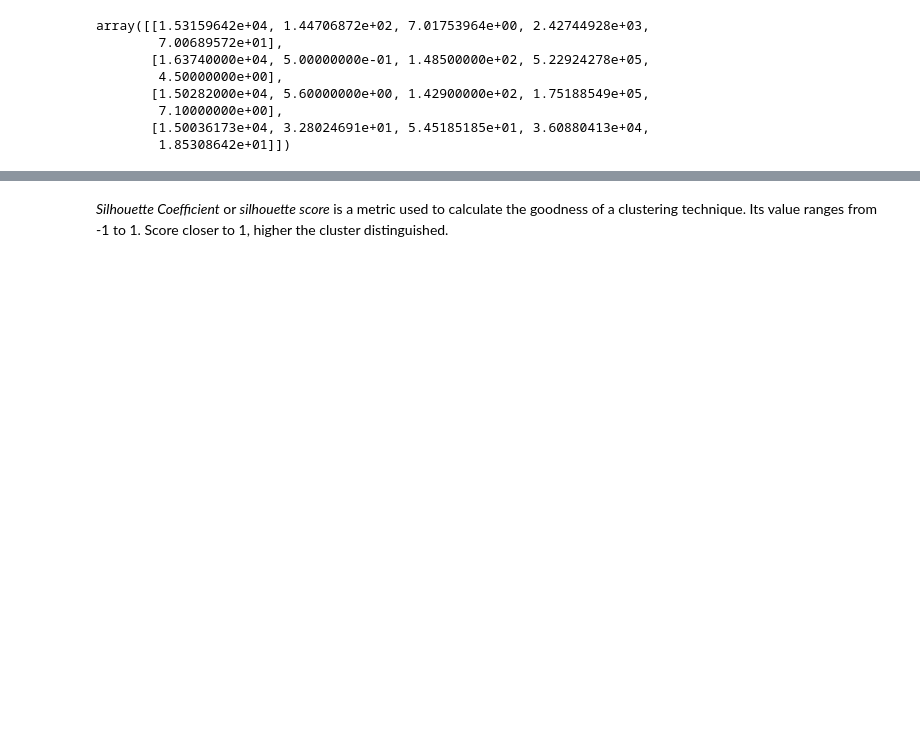
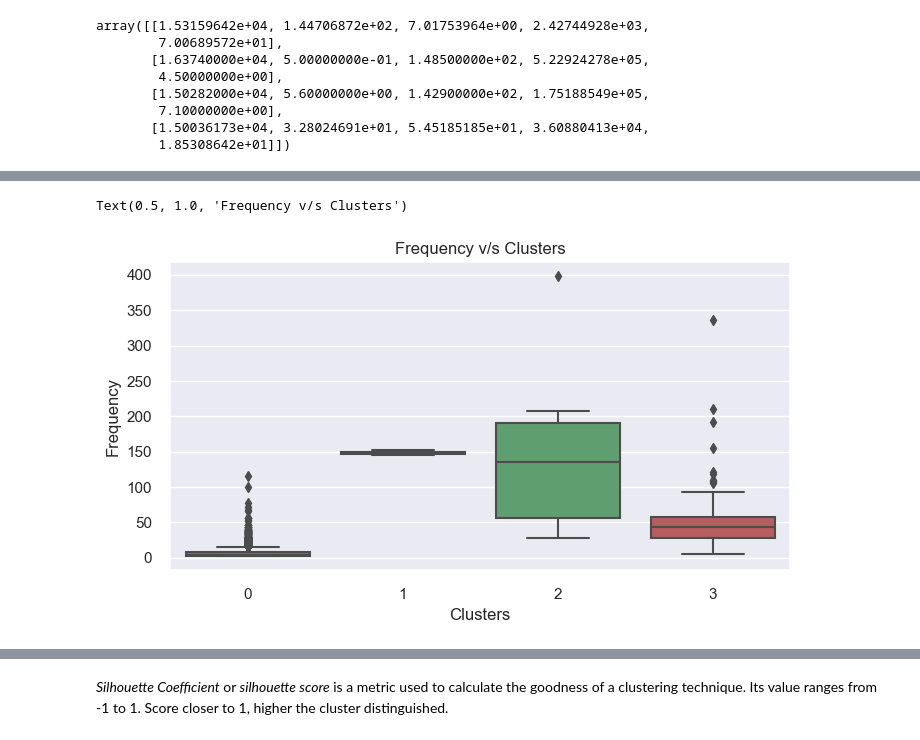
Before and after one commit to ngchi03/Customer-Segmentation, a Jupyter notebook: Modelling - Customer Segmentation.ipynb, the cells around one changed output, grey strips where cells are left out. Saved outputs shown, nothing was run; the diff lists cells and outputs as text; code cells hidden in the pictures; blank space fills up the shorter version.

```diff
--- a/Modelling - Customer Segmentation.ipynb
+++ b/Modelling - Customer Segmentation.ipynb
@@ -127,0 +135,7 @@ plt.show
+# %%
+# The frequency of each clusters
+
+sns.boxplot(x="Clusters",y="Frequency",data=RFMT).set_title("Frequency v/s Clusters")
+# %% [output]
+Text(0.5, 1.0, 'Frequency v/s Clusters')
+[figure, added]
```
Also changed, not shown: parts of 12 cells of this notebook.
